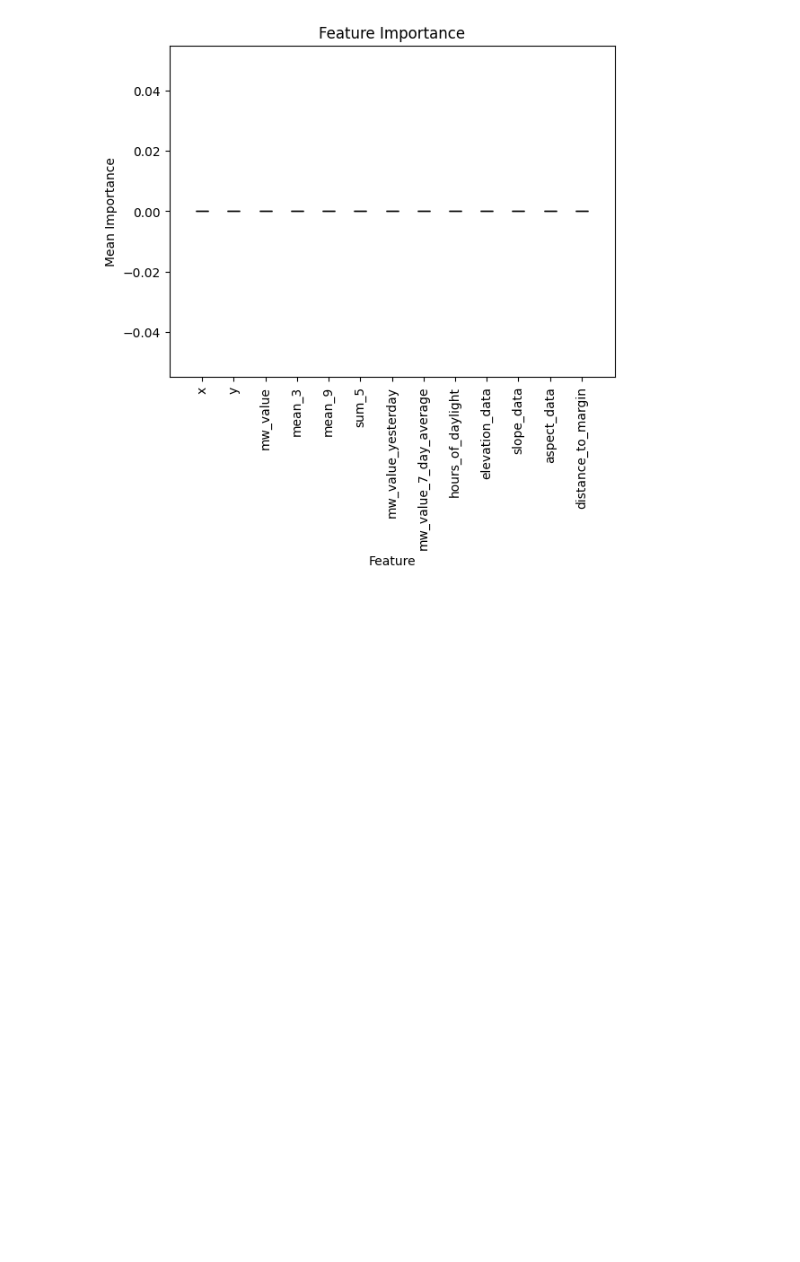
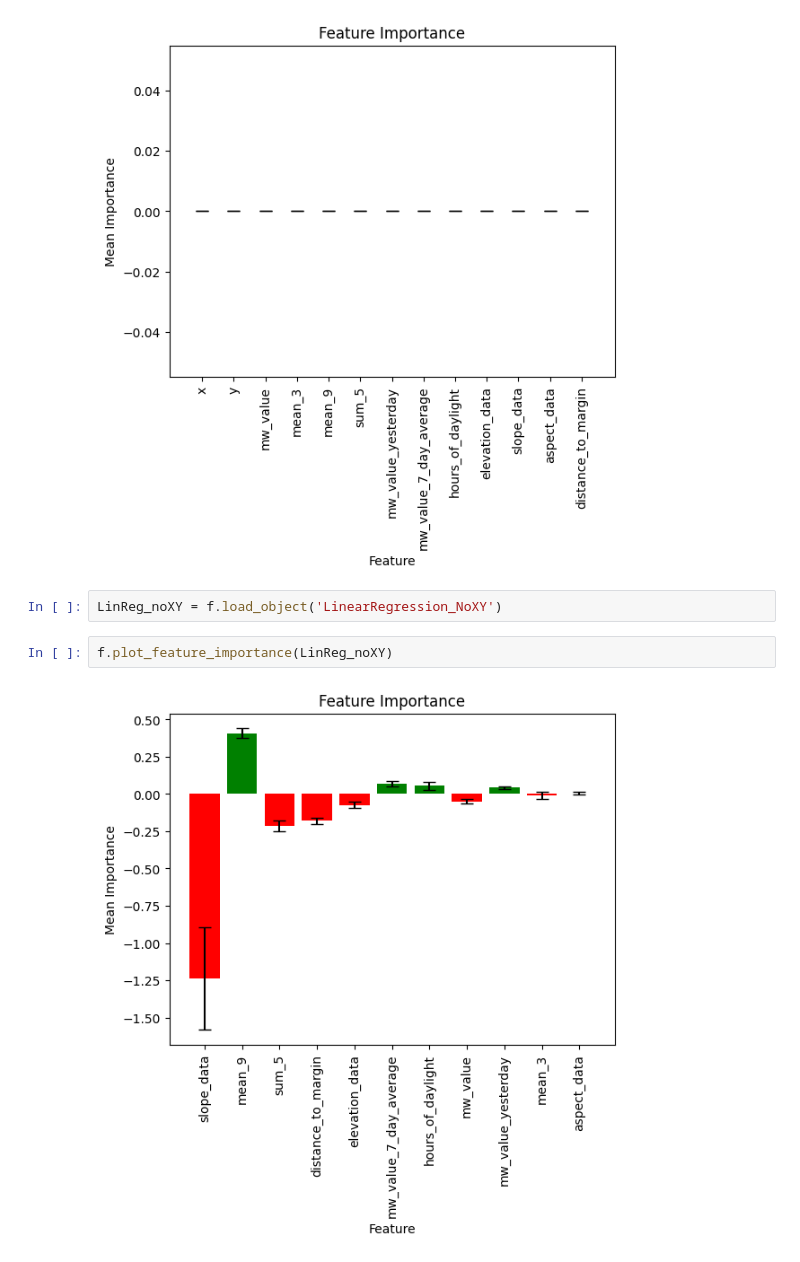
Before and after one commit to linaskerath/RP_Greenland, a Jupyter notebook: Scripts/08_feature_importance.ipynb, the cells around one changed output. Drawn from its saved outputs; the diff is of its cells as text; blank space fills up the shorter version.

```diff
--- a/Scripts/08_feature_importance.ipynb
+++ b/Scripts/08_feature_importance.ipynb
@@ -32,3 +32,9 @@ LassoRegression
 [figure]
 ElasticNetRegression
 [figure]
+# %%
+LinReg_noXY = f.load_object('LinearRegression_NoXY')
+# %%
+f.plot_feature_importance(LinReg_noXY)
+# %% [output]
+[figure, added]
```
Also changed, not shown: parts of 5 cells of this notebook, 1 other file.
